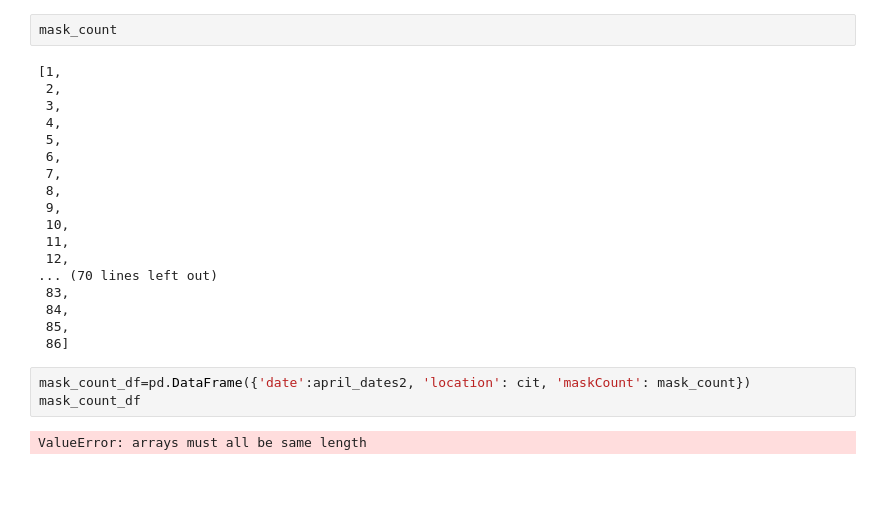
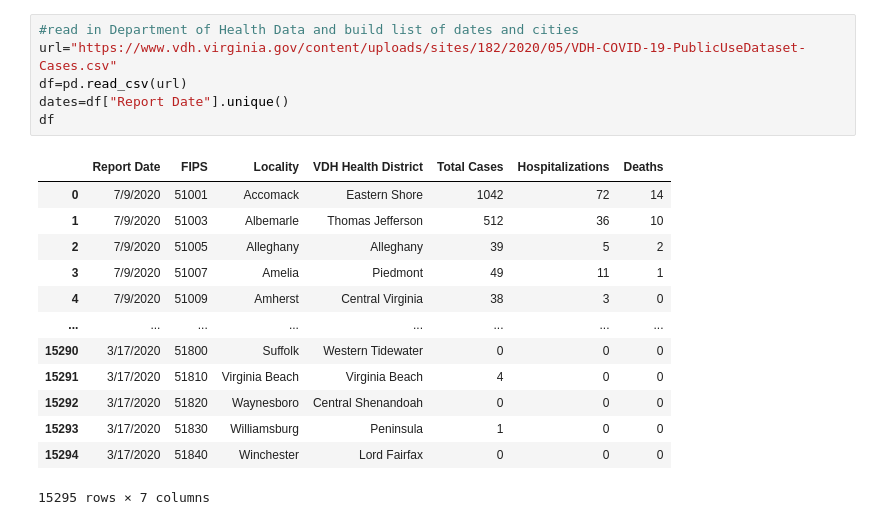
Before and after one commit to BeLacy87/final-project, a Jupyter notebook: final_project_training_data.ipynb, the cells around one changed output. Drawn from its saved outputs; the diff is of its cells as text; blank space fills up the shorter version.

```diff
--- a/final_project_training_data.ipynb
+++ b/final_project_training_data.ipynb
@@ -247,25 +13,20 @@ for i in tweets_df["tokenized_tweets"]:
-# %%
-mask_count
-# %% [output]
-[1,
- 2,
- 3,
- 4,
- 5,
- 6,
- 7,
- 8,
- 9,
- 10,
- 11,
- 12,
-... (70 lines left out)
- 83,
- 84,
- 85,
- 86]
-# %%
-mask_count_df=pd.DataFrame({'date':april_dates2, 'location': cit, 'maskCount': mask_count})
-mask_count_df
-# %% [output]
-ValueError: arrays must all be same length
+# %%
+#read in Department of Health Data and build list of dates and cities
+url="https://www.vdh.virginia.gov/content/uploads/sites/182/2020/05/VDH-COVID-19-PublicUseDataset-Cases.csv"
+df=pd.read_csv(url)
+dates=df["Report Date"].unique()
+df
+# %% [output]
+|  | Report Date | FIPS | Locality | VDH Health District | Total Cases | Hospitalizations | Deaths |
+| 0 | 7/9/2020 | 51001 | Accomack | Eastern Shore | 1042 | 72 | 14 |
+| 1 | 7/9/2020 | 51003 | Albemarle | Thomas Jefferson | 512 | 36 | 10 |
+| 2 | 7/9/2020 | 51005 | Alleghany | Alleghany | 39 | 5 | 2 |
+| 3 | 7/9/2020 | 51007 | Amelia | Piedmont | 49 | 11 | 1 |
+| 4 | 7/9/2020 | 51009 | Amherst | Central Virginia | 38 | 3 | 0 |
+| ... | ... | ... | ... | ... | ... | ... | ... |
+| 15290 | 3/17/2020 | 51800 | Suffolk | Western Tidewater | 0 | 0 | 0 |
+| 15291 | 3/17/2020 | 51810 | Virginia Beach | Virginia Beach | 4 | 0 | 0 |
+| 15292 | 3/17/2020 | 51820 | Waynesboro | Central Shenandoah | 0 | 0 | 0 |
+| 15293 | 3/17/2020 | 51830 | Williamsburg | Peninsula | 1 | 0 | 0 |
+| 15294 | 3/17/2020 | 51840 | Winchester | Lord Fairfax | 0 | 0 | 0 |
+15295 rows × 7 columns
```
Also changed, not shown: parts of 43 cells of this notebook.
